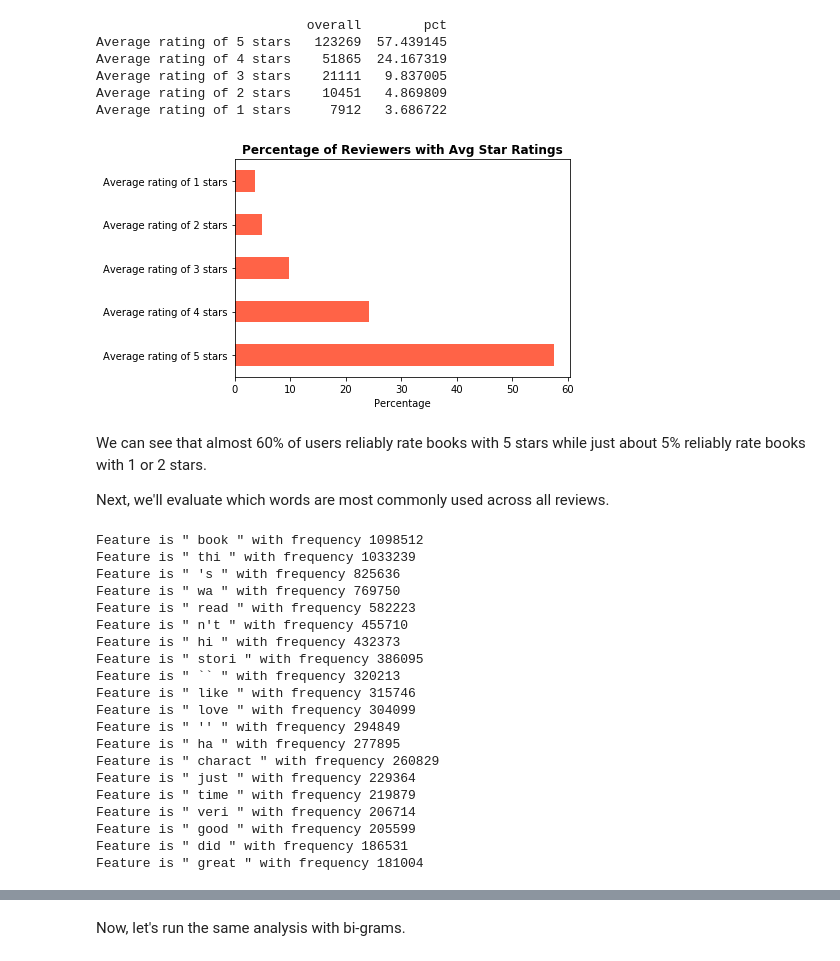
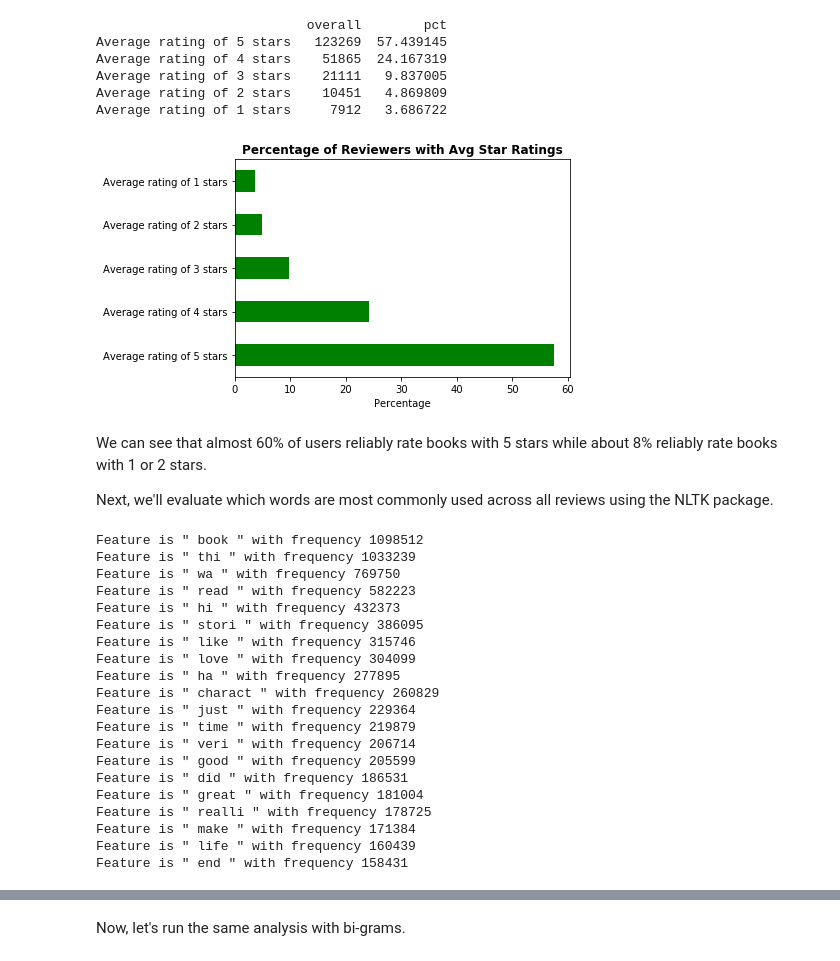
Before and after one commit to mdhanna/Amazon-Book-Reviews-NLP, a Jupyter notebook: Amazon Book Review NLP.ipynb, the cells around one changed output, grey strips where cells are left out. Cells and saved outputs as stored; diff of their text form; code cells hidden in the pictures.

```diff
--- a/Amazon Book Review NLP.ipynb
+++ b/Amazon Book Review NLP.ipynb
@@ -352,14 +352,14 @@ Average rating of 1 stars     7912   3.686722
 # %%
 %matplotlib inline
 import matplotlib.pyplot as plt
 
 #Visualize average rating by users
-g.pct.plot(kind = 'barh', color = 'tomato');
+g.pct.plot(kind = 'barh', color = 'g');
 plt.title('Percentage of Reviewers with Avg Star Ratings', fontweight = 'bold');
 plt.xlabel('Percentage');
 # %% [output]
-[figure, old version]
+[figure, new version]
 # %% [markdown]
-We can see that almost 60% of users reliably rate books with 5 stars while just about 5% reliably rate books with 1 or 2 stars.
+We can see that almost 60% of users reliably rate books with 5 stars while about 8% reliably rate books with 1 or 2 stars.
 
-Next, we'll evaluate which words are most commonly used across all reviews.
+Next, we'll evaluate which words are most commonly used across all reviews using the NLTK package.
@@ -390,23 +397,30 @@ X_one = one_gram.tocsc()
 freq_one = zip(vect_one.get_feature_names(), np.asarray(X_one.sum(axis=0)).ravel())
 sort_freq_one = sorted(list(freq_one), key=lambda x: x[1], reverse = True)
 # %%
-#Print top 20 most frequent that are not punctuation marks
-no_punc = [i for i in sort_freq_one if i[0] not in string.punctuation]
-for feature, score in no_punc[0:20]:
+#Print most frequent that are not punctuation marks
+def check_punc(line):
+    """
+    Runs through all tokens and returns None if token is punctuation.
+    Returns token if not punctuation.
+    """
+    for l in line[0]:
+        if l in string.punctuation:
+            return
+    return line
+
+no_punc = [(lambda x: check_punc(x))(x) for x in sort_freq_one]
+short = [x for x in no_punc if x is not None]
+for feature, score in short[0:20]:
     print('Feature is \"',feature, '\" with frequency',score)
 # %% [output]
 Feature is " book " with frequency 1098512
 Feature is " thi " with frequency 1033239
-Feature is " 's " with frequency 825636
 Feature is " wa " with frequency 769750
 Feature is " read " with frequency 582223
-Feature is " n't " with frequency 455710
 Feature is " hi " with frequency 432373
 Feature is " stori " with frequency 386095
-Feature is " `` " with frequency 320213
 Feature is " like " with frequency 315746
 Feature is " love " with frequency 304099
-Feature is " '' " with frequency 294849
 Feature is " ha " with frequency 277895
 Feature is " charact " with frequency 260829
 Feature is " just " with frequency 229364
@@ -415,3 +429,7 @@ Feature is " veri " with frequency 206714
 Feature is " good " with frequency 205599
 Feature is " did " with frequency 186531
 Feature is " great " with frequency 181004
+Feature is " realli " with frequency 178725
+Feature is " make " with frequency 171384
+Feature is " life " with frequency 160439
+Feature is " end " with frequency 158431
```
Also changed, not shown: parts of 81 cells of this notebook, 1 other file.
